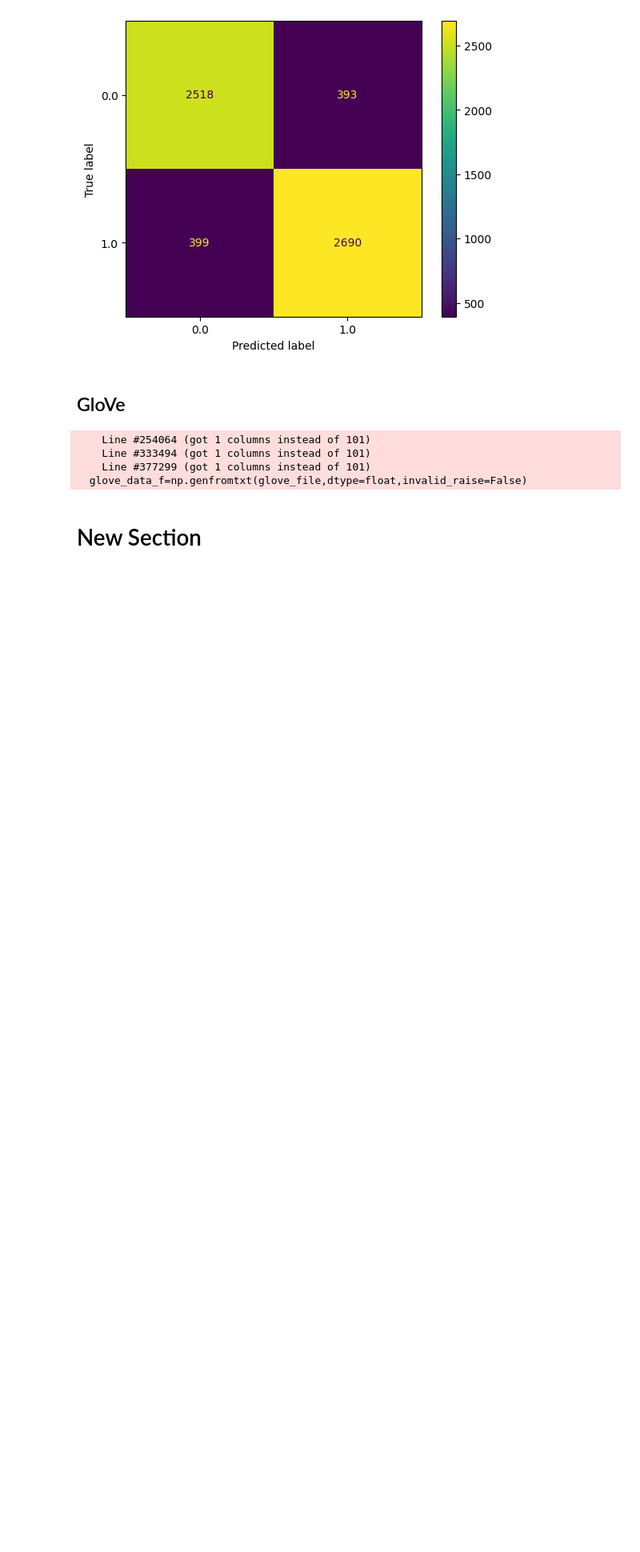
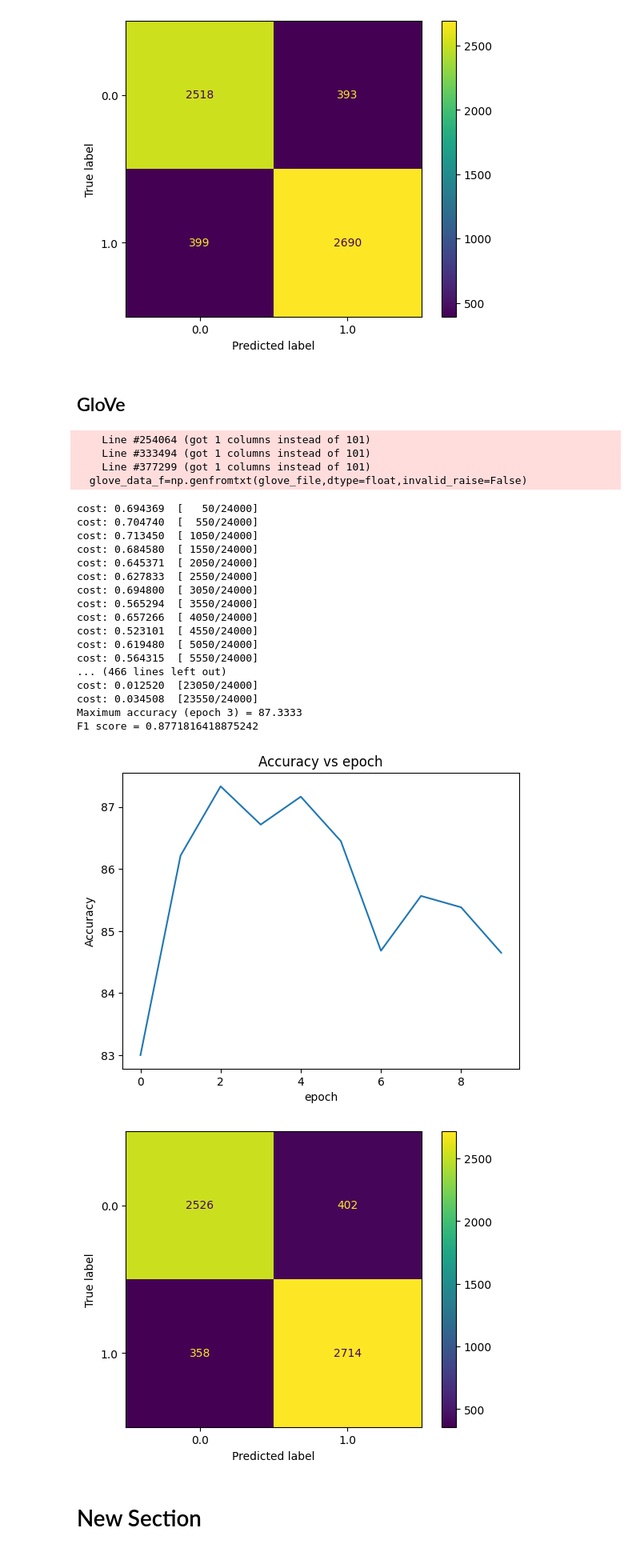
Before and after one commit to nwon24/nlp, a Jupyter notebook: W8/models.ipynb, the cells around one changed output. Shown: that part at 80% size. Saved outputs shown, nothing was run; the diff lists cells and outputs as text; code cells hidden in the pictures; blank space fills up the shorter version.

Commit message:
Created using Colab - fixed bug with glove

```diff
--- a/W8/models.ipynb
+++ b/W8/models.ipynb
@@ -261,7 +261,7 @@ F1 score = 0.85555736902236
 # %%
 class LSTMClassifier(nn.Module):
     def __init__(self,input_size,hidden_size,num_layers,dataX,dataY):
-        super(LSTMClassifier,self).__init__()
+        super().__init__()
         self.input_size=input_size
         self.hidden_size=hidden_size
         self.maxlen=0
@@ -423,20 +423,20 @@ class LSTMClassifier_glove(LSTMClassifier):
         dummy_vec=np.zeros(glove_dim)
         glove_vocab["</s>"]=0
         glove_data_f=np.vstack((dummy_vec,glove_data_f[:,1:]))
-        self.glove=glove_data_f
+        self.glove=(glove_data_f,glove_vocab)
         super().__init__(input_size,hidden_size,num_layers,dataX,dataY)
 
     def embed_layer(self):
-        return nn.Embedding.from_pretrained(torch.tensor(self.glove).float(),freeze=False)
+        return nn.Embedding.from_pretrained(torch.tensor(self.glove[0]).float(),freeze=False)
 
     def get_vocab(self):
-        return self.glove
+        return self.glove[1]
 
     def in_vocab(self,token):
-        return token in self.glove
+        return token in self.glove[1]
 
     def get_index(self,token):
-        return self.glove[token]
+        return self.glove[1][token]
 # %%
 lstm_classifier_glove=LSTMClassifier_glove(glove_dim,LSTM_hidden_dim,LSTM_num_layers,data["text"],data["label"])
 LSTM_train_loader_glove=DataLoader(corpus(lstm_classifier_glove.trainX,lstm_classifier_glove.trainY),batch_size=batch_size)
@@ -447,5 +447,27 @@ lstm_glove=LSTM(lstm_classifier_glove,nn.BCELoss(),Adam(lstm_classifier_glove.pa
     Line #333494 (got 1 columns instead of 101)
     Line #377299 (got 1 columns instead of 101)
   glove_data_f=np.genfromtxt(glove_file,dtype=float,invalid_raise=False)
+# %%
+lstm_glove.train()
+# %% [output]
+cost: 0.694369  [   50/24000]
+cost: 0.704740  [  550/24000]
+cost: 0.713450  [ 1050/24000]
+cost: 0.684580  [ 1550/24000]
+cost: 0.645371  [ 2050/24000]
+cost: 0.627833  [ 2550/24000]
+cost: 0.694800  [ 3050/24000]
+cost: 0.565294  [ 3550/24000]
+cost: 0.657266  [ 4050/24000]
+cost: 0.523101  [ 4550/24000]
+cost: 0.619480  [ 5050/24000]
+cost: 0.564315  [ 5550/24000]
+... (466 lines left out)
+cost: 0.012520  [23050/24000]
+cost: 0.034508  [23550/24000]
+Maximum accuracy (epoch 3) = 87.3333
+F1 score = 0.8771816418875242
+[figure, added]
+[figure, added]
 # %% [markdown]
 # New Section
```
